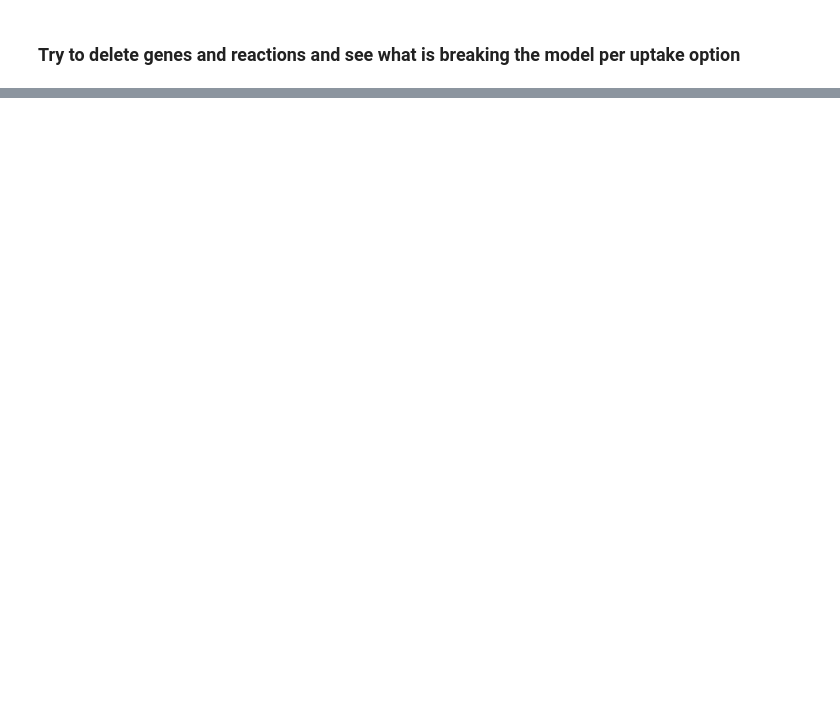
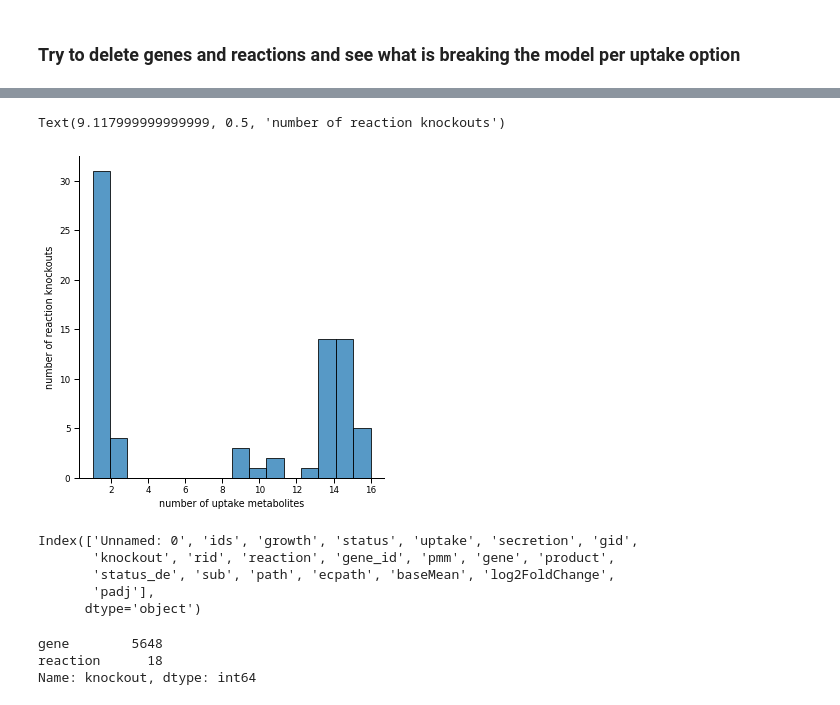
Before and after one commit to wosnat/Prochlorococcus_Model, a Jupyter notebook: N_Starvation/CC1A3_N_knockouts.ipynb, the cells around one changed output, grey strips where cells are left out. Drawn from its saved outputs; the diff is of its cells as text; code cells hidden in the pictures; blank space fills up the shorter version.

```diff
--- a/N_Starvation/CC1A3_N_knockouts.ipynb
+++ b/N_Starvation/CC1A3_N_knockouts.ipynb
@@ -363,0 +520,9 @@ uptake_reaction_knockout_df = pd.concat([_reaction_deletion_uptake(u) for u in d
+# %%
+deltype = 'reaction'
+dpath = os.path.join('data',f'{deltype}_knockout_uptake_29082022')
+reaction_uptake_knockout_df = pd.concat([pd.read_csv(os.path.join(dpath, i)) for i in os.listdir(dpath)])
+# %%
+reaction_uptake_knockout_df['rid']  = reaction_uptake_knockout_df.ids.str.extract(r"([^\{\}\']+)")
+gene_uptake_knockout_df['gid']  = gene_uptake_knockout_df.ids.str.extract(r"([^\{\}\']+)")
+# %%
+reaction_uptake_knockout_df['reaction'] = reaction_uptake_knockout_df.rid.map(lambda x: model.reactions.get_by_id(x).name)
@@ -363,0 +533,6 @@ uptake_reaction_knockout_df = pd.concat([_reaction_deletion_uptake(u) for u in d
+# %%
+def _get_gene_ids(rid):
+    gids = model.reactions.get_by_id(rid).genes
+    return pd.Series({'gid' :[g.id for g in gids]})
+
+reaction_uptake_knockout_df['gid'] = reaction_uptake_knockout_df.rid.apply(_get_gene_ids)
@@ -363,0 +622,21 @@ uptake_reaction_knockout_df = pd.concat([_reaction_deletion_uptake(u) for u in d
+# %%
+sns.displot(reaction_uptake_knockout_df.groupby('rid').size(), bins=16)
+plt.xlabel('number of uptake metabolites')
+plt.ylabel('number of reaction knockouts')
+# %% [output]
+Text(9.117999999999999, 0.5, 'number of reaction knockouts')
+[figure, added]
+# %%
+gene_uptake_knockout_df.columns
+# %% [output]
+Index(['Unnamed: 0', 'ids', 'growth', 'status', 'uptake', 'secretion', 'gid',
+       'knockout', 'rid', 'reaction', 'gene_id', 'pmm', 'gene', 'product',
+       'status_de', 'sub', 'path', 'ecpath', 'baseMean', 'log2FoldChange',
+       'padj'],
+      dtype='object')
+# %%
+gene_uptake_knockout_df['knockout'].value_counts()
+# %% [output]
+gene        5648
+reaction      18
+Name: knockout, dtype: int64
```
Also changed, not shown: parts of 116 cells of this notebook, 23 other files.
